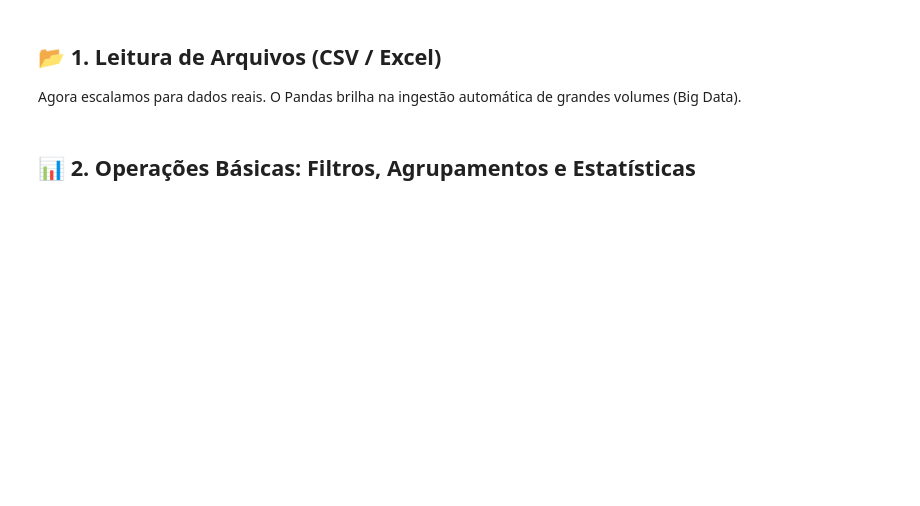
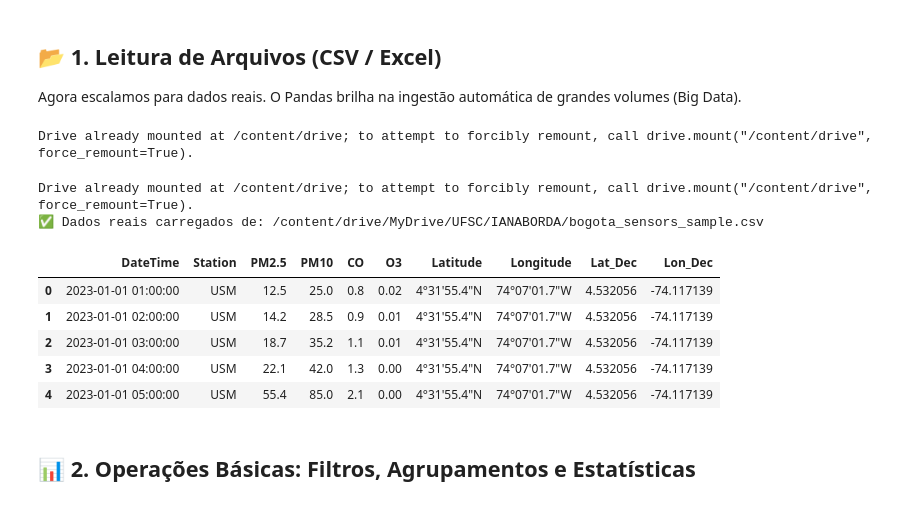
Before and after one commit to JamaicaStoAndre/Ciencia_de_Dados_com_Pandas, a Jupyter notebook: Intro_Pandas_Bogota.ipynb, the cells around one changed output. Saved outputs shown, nothing was run; the diff lists cells and outputs as text; code cells hidden in the pictures; blank space fills up the shorter version.

```diff
--- a/Intro_Pandas_Bogota.ipynb
+++ b/Intro_Pandas_Bogota.ipynb
@@ -34,6 +49,11 @@ display(df_exemplo)                                 # Exibe a tabela organizada
 ## 📂 1. Leitura de Arquivos (CSV / Excel)
 
 Agora escalamos para dados reais. O Pandas brilha na ingestão automática de grandes volumes (Big Data).
+# %%
+from google.colab import drive
+drive.mount('/content/drive')
+# %% [output]
+Drive already mounted at /content/drive; to attempt to forcibly remount, call drive.mount("/content/drive", force_remount=True).
 # %%
 import pandas as pd           # Importa pandas para manipulação de tabelas (DataFrames)
 import numpy as np            # Importa numpy para operações numéricas e tratamento de NaN
@@ -41,37 +61,46 @@ import folium                 # Importa folium para criar mapas interativos
 from folium.plugins import HeatMap # Importa a função de mapa de calor do folium
 import re                     # Importa re para limpeza de padrões em texto
 import os                     # Importa os para verificar caminhos de arquivos
-
+USE_DRIVE = True              # Controle de armazenamento (Nuvem vs Local)
 def parse_dms(coor):                               # Função para converter coordenadas DMS para Decimal
     if not isinstance(coor, str): return coor       # Se o valor não for texto, retorna original
-    parts = re.split(r'[^\d\w]+', coor)             # Limpa caracteres especiais da string
+    parts = re.split(r'[^\\d\w]+', coor)             # Limpa caracteres especiais da string
     degrees = float(parts[0])                       # Graus
     minutes = float(parts[1])                       # Minutos
     seconds = float(parts[2]+'.'+parts[3])          # Segundos com decitilha
     direction = parts[4]                            # Norte, Sul, Leste ou Oeste
     dec_coord = degrees + minutes / 60 + seconds / 3600 # Aplica fórmula de conversão decimal
     if direction in ['S', 'W']:                     # Se for hemisfério Sul ou Oeste...
         dec_coord *= -1                             # ...valor deve ser negativo
     return dec_coord                                # Retorna coordenada final
 
-USE_DRIVE = False                                   # Controle de armazenamento (Nuvem vs Local)
+#USE_DRIVE = False                                   # Controle de armazenamento (Nuvem vs Local)
 if USE_DRIVE:                                       # Se habilitado...
     from google.colab import drive                 # Habilita suporte ao Google Drive
     drive.mount('/content/drive')                  # Monta o drive para leitura no Colab
-    csv_path = '/content/drive/MyDrive/1-MestradoUFSC/IA_NA_BORDA/bogota_sensors_sample.csv'
+    csv_path = '/content/drive/MyDrive/UFSC/IANABORDA/bogota_sensors_sample.csv'
 else:                                               # Caso use upload manual no Colab lateral
     opcoes = ['bogota_sensors_sample.csv', 'Bogota_sensors_sample.csv']
     csv_path = next((p for p in opcoes if os.path.exists(p)), 'bogota_sensors_sample.csv')
 
 if os.path.exists(csv_path):                        # Se o arquivo for encontrado...
     df = pd.read_csv(csv_path)                      # FUNÇÃO PRINCIPAL: Leitura de arquivo CSV
     # df = pd.read_excel('arquivo.xlsx')            # (Pílula: Exemplo de como ler Excel)
     df['Lat_Dec'] = df['Latitude'].apply(parse_dms) # Manipulação: Criando coluna Latitude Decimal
     df['Lon_Dec'] = df['Longitude'].apply(parse_dms) # Manipulação: Criando coluna Longitude Decimal
     print(f"✅ Dados reais carregados de: {csv_path}")
     display(df.head())
 else:
     print("❗ AVISO: Dataset real não encontrado. Use o código de simulação acima!")
+# %% [output]
+Drive already mounted at /content/drive; to attempt to forcibly remount, call drive.mount("/content/drive", force_remount=True).
+✅ Dados reais carregados de: /content/drive/MyDrive/UFSC/IANABORDA/bogota_sensors_sample.csv
+|  | DateTime | Station | PM2.5 | PM10 | CO | O3 | Latitude | Longitude | Lat_Dec | Lon_Dec |
+| 0 | 2023-01-01 01:00:00 | USM | 12.5 | 25.0 | 0.8 | 0.02 | 4°31'55.4"N | 74°07'01.7"W | 4.532056 | -74.117139 |
+| 1 | 2023-01-01 02:00:00 | USM | 14.2 | 28.5 | 0.9 | 0.01 | 4°31'55.4"N | 74°07'01.7"W | 4.532056 | -74.117139 |
+| 2 | 2023-01-01 03:00:00 | USM | 18.7 | 35.2 | 1.1 | 0.01 | 4°31'55.4"N | 74°07'01.7"W | 4.532056 | -74.117139 |
+| 3 | 2023-01-01 04:00:00 | USM | 22.1 | 42.0 | 1.3 | 0.00 | 4°31'55.4"N | 74°07'01.7"W | 4.532056 | -74.117139 |
+| 4 | 2023-01-01 05:00:00 | USM | 55.4 | 85.0 | 2.1 | 0.00 | 4°31'55.4"N | 74°07'01.7"W | 4.532056 | -74.117139 |
 # %% [markdown]
 ## 📊 2. Operações Básicas: Filtros, Agrupamentos e Estatísticas
 # %%
```
Also changed, not shown: parts of 5 cells of this notebook.
